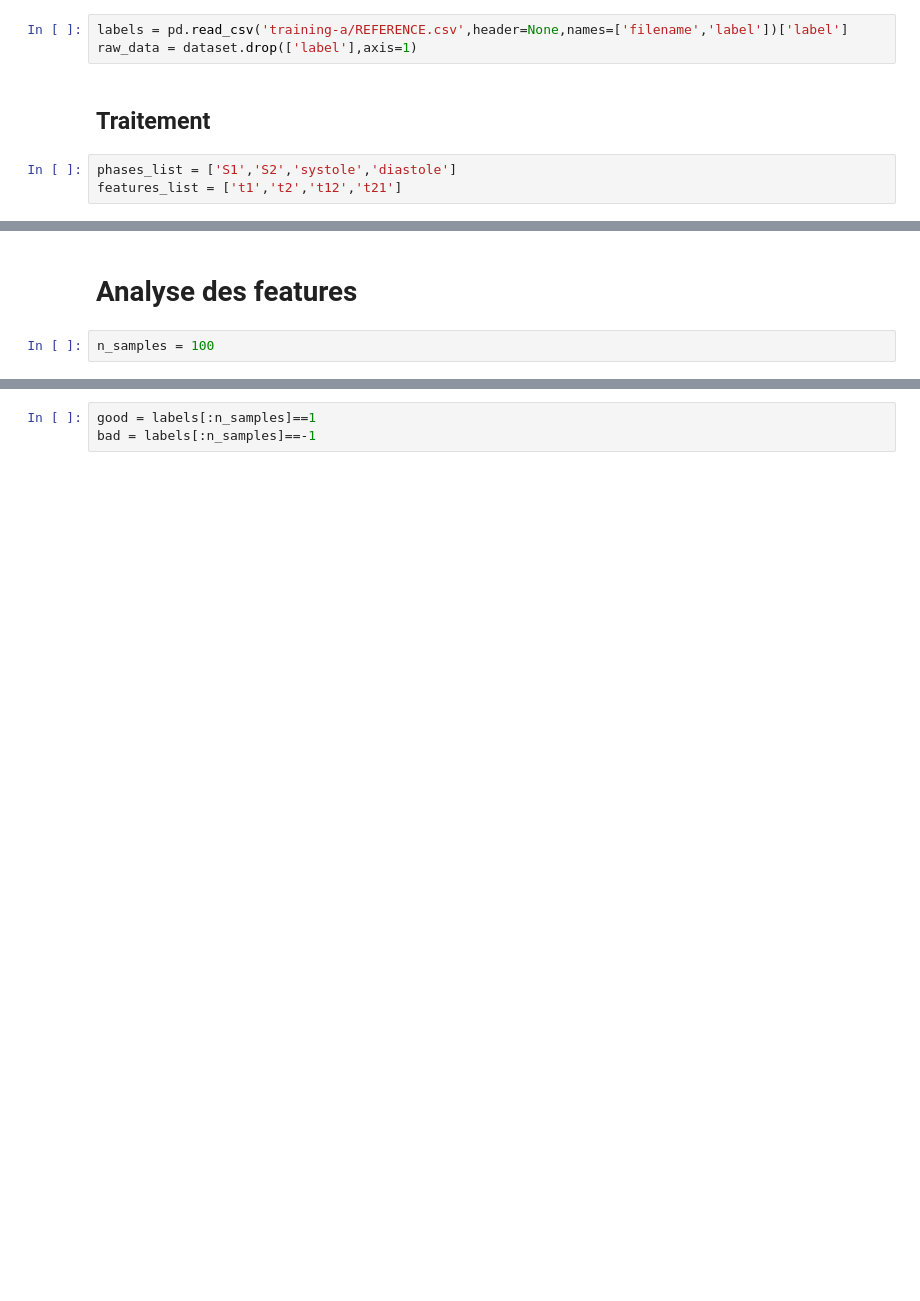
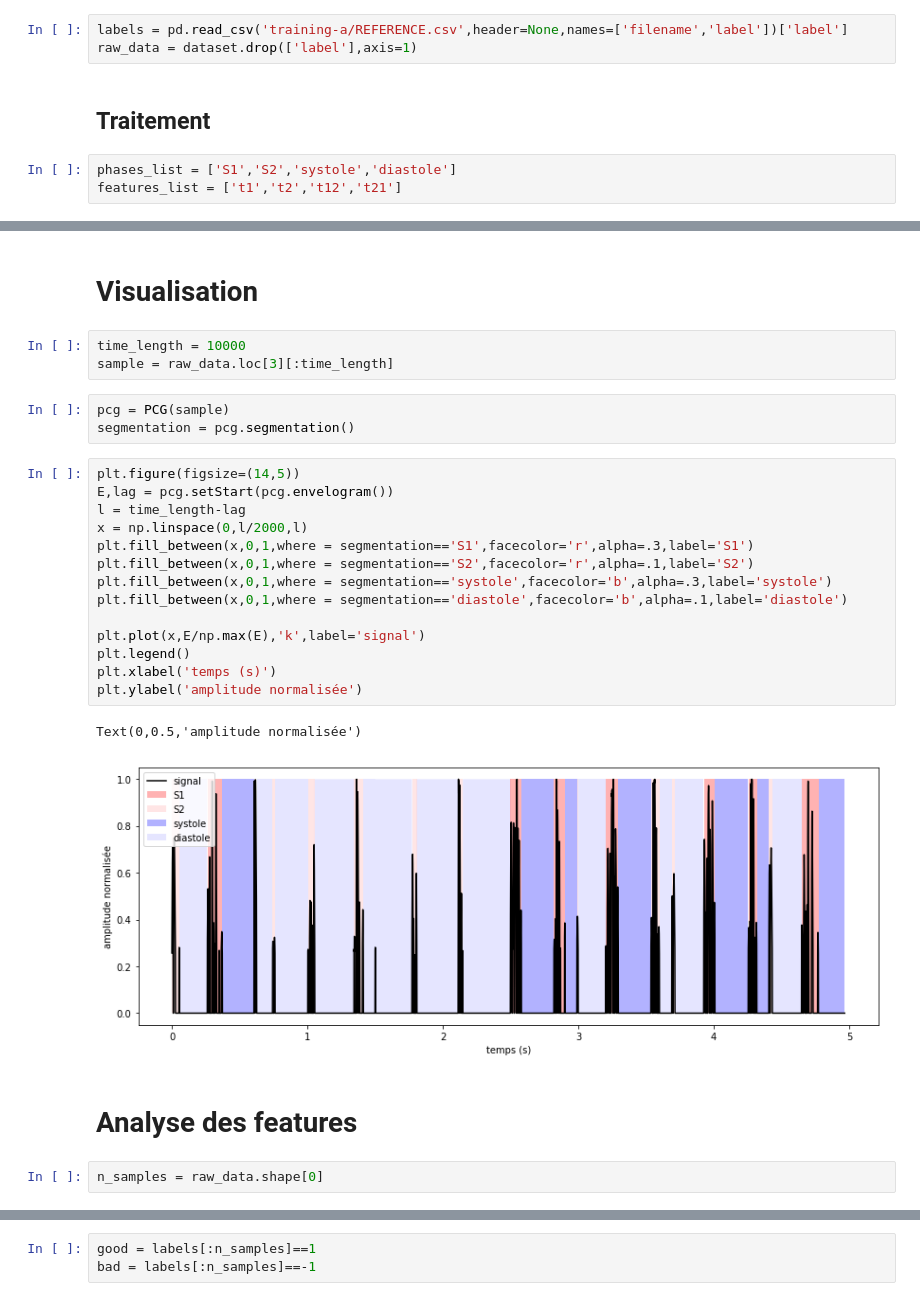
Before and after one commit to aymericfloyrac/Python_for_datascience, a Jupyter notebook: Projet Python.ipynb, the cells around one changed output, grey strips where cells are left out. Drawn from its saved outputs; the diff is of its cells as text; blank space fills up the shorter version.

```diff
--- a/Projet Python.ipynb
+++ b/Projet Python.ipynb
@@ -122,10 +133,35 @@ class PCG:
             features.update({ft:[np.mean(time_features),np.min(time_features),
                                  np.max(time_features),np.std(time_features)]})
         return features
+# %% [markdown]
+# Visualisation
+# %%
+time_length = 10000
+sample = raw_data.loc[3][:time_length]
+# %%
+pcg = PCG(sample)
+segmentation = pcg.segmentation()
+# %%
+plt.figure(figsize=(14,5))
+E,lag = pcg.setStart(pcg.envelogram())
+l = time_length-lag
+x = np.linspace(0,l/2000,l)
+plt.fill_between(x,0,1,where = segmentation=='S1',facecolor='r',alpha=.3,label='S1')
+plt.fill_between(x,0,1,where = segmentation=='S2',facecolor='r',alpha=.1,label='S2')
+plt.fill_between(x,0,1,where = segmentation=='systole',facecolor='b',alpha=.3,label='systole')
+plt.fill_between(x,0,1,where = segmentation=='diastole',facecolor='b',alpha=.1,label='diastole')
+
+plt.plot(x,E/np.max(E),'k',label='signal')
+plt.legend()
+plt.xlabel('temps (s)')
+plt.ylabel('amplitude normalisée')
+# %% [output]
+Text(0,0.5,'amplitude normalisée')
+[figure, added]
 # %% [markdown]
 # Analyse des features
-# %%
-n_samples = 100
+# %%
+n_samples = raw_data.shape[0]
 # %%
 t1,t2,t12,t21=[],[],[],[]
 for i in range(n_samples):
```
Also changed, not shown: parts of 11 cells of this notebook.
